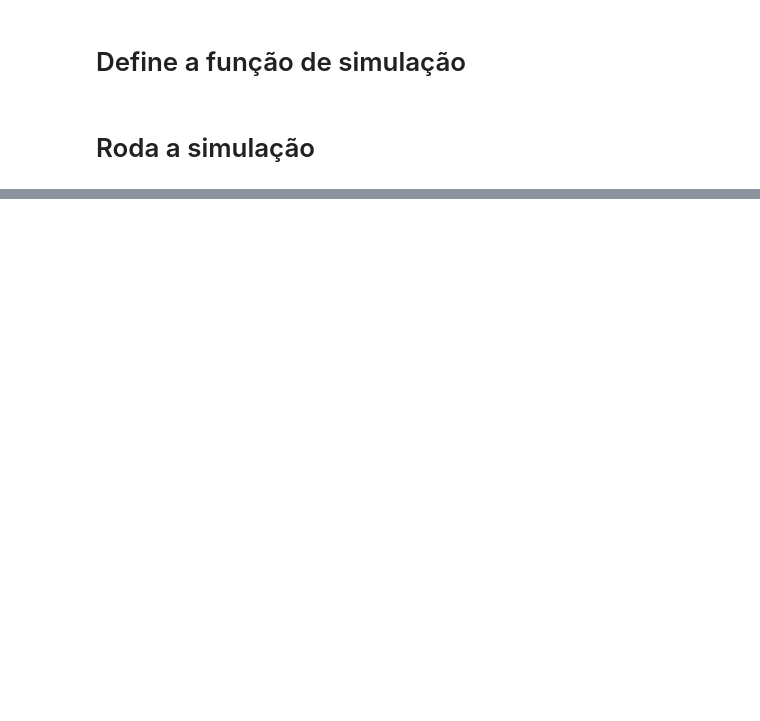
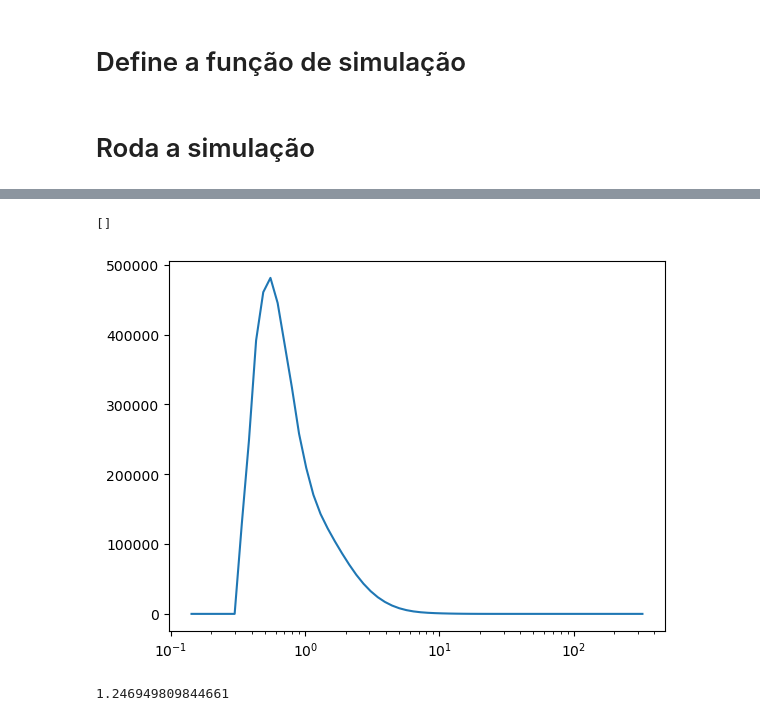
Before and after one commit to MuriloZucatelli/pyPB, a Jupyter notebook: cases/murilo/Teste_code.ipynb, the cells around one changed output, grey strips where cells are left out. Saved outputs shown, nothing was run; the diff lists cells and outputs as text; code cells hidden in the pictures; blank space fills up the shorter version.

```diff
--- a/cases/murilo/Teste_code.ipynb
+++ b/cases/murilo/Teste_code.ipynb
@@ -130,0 +232,10 @@ Name: 0, dtype: float64
+# %%
+plt.plot(sol.moc.xi_d*1e6, sol.moc.N[1]/1e9)
+plt.semilogx()
+# %% [output]
+[]
+[figure, added]
+# %%
+(6 / pi * sum(sol.moc.N[0] * sol.moc.xi) / sum(sol.moc.N[0])) ** (1.0 / 3)*1e6
+# %% [output]
+1.246949809844661
```
Also changed, not shown: parts of 22 cells of this notebook, 11 other files.
